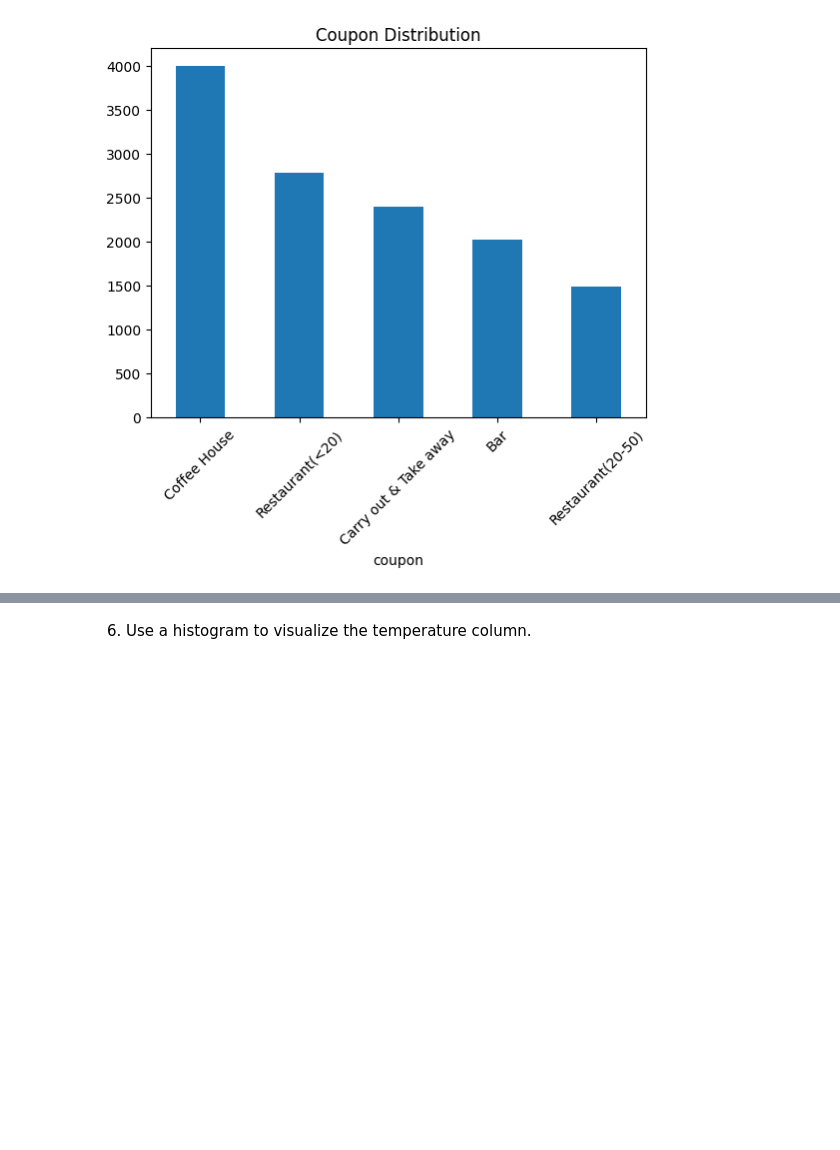
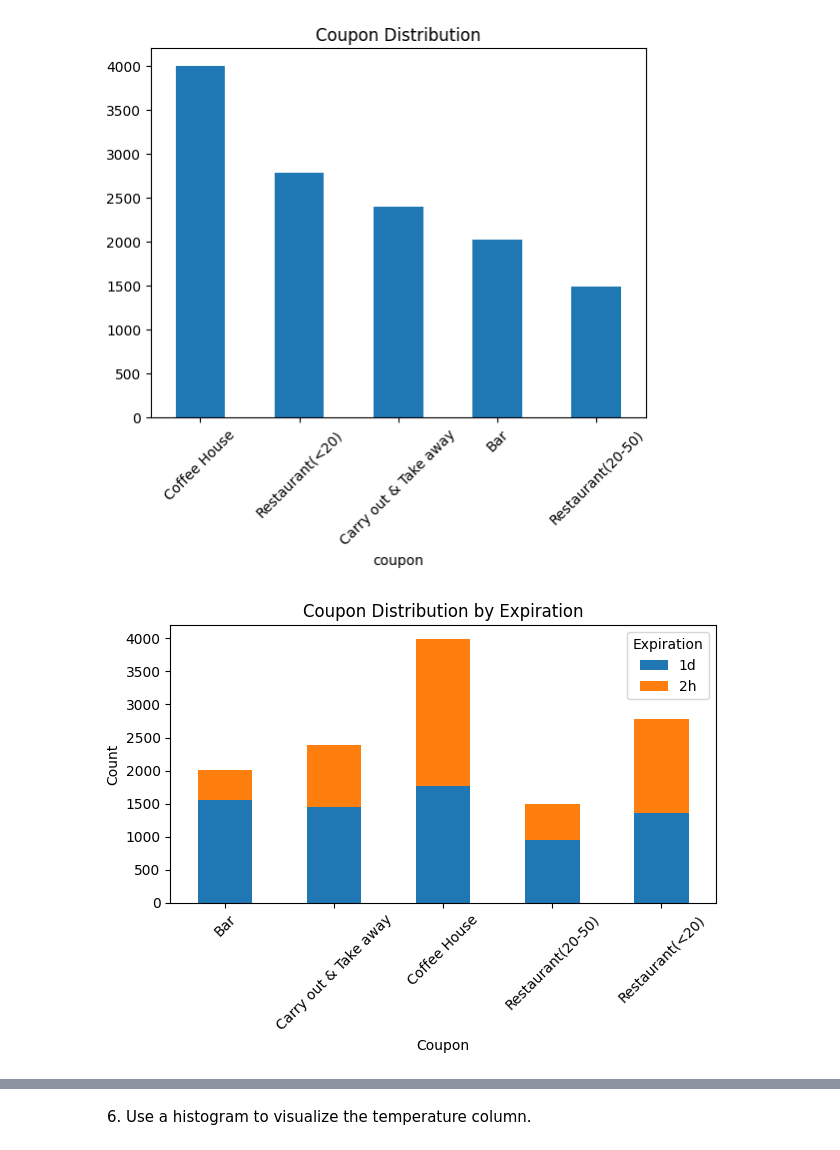
Before and after one commit to coconut808/ML-AI, a Jupyter notebook: week5/prompt.ipynb, the cells around one changed output, grey strips where cells are left out. Cells and saved outputs as stored; diff of their text form; code cells hidden in the pictures; blank space fills up the shorter version.

```diff
--- a/week5/prompt.ipynb
+++ b/week5/prompt.ipynb
@@ -298,3 +312,13 @@ plt.xticks(rotation=45)
 plt.show()
 # %% [output]
 [figure]
+# %%
+data.groupby(['coupon', 'expiration']).size().unstack().plot(kind='bar', stacked=True, title='Coupon Distribution by Expiration')
+plt.xlabel('Coupon')
+plt.ylabel('Count')
+plt.legend(title='Expiration')
+plt.xticks(rotation=45)
+plt.tight_layout()
+plt.show()
+# %% [output]
+[figure, added]
```
Also changed, not shown: parts of 23 cells of this notebook.
